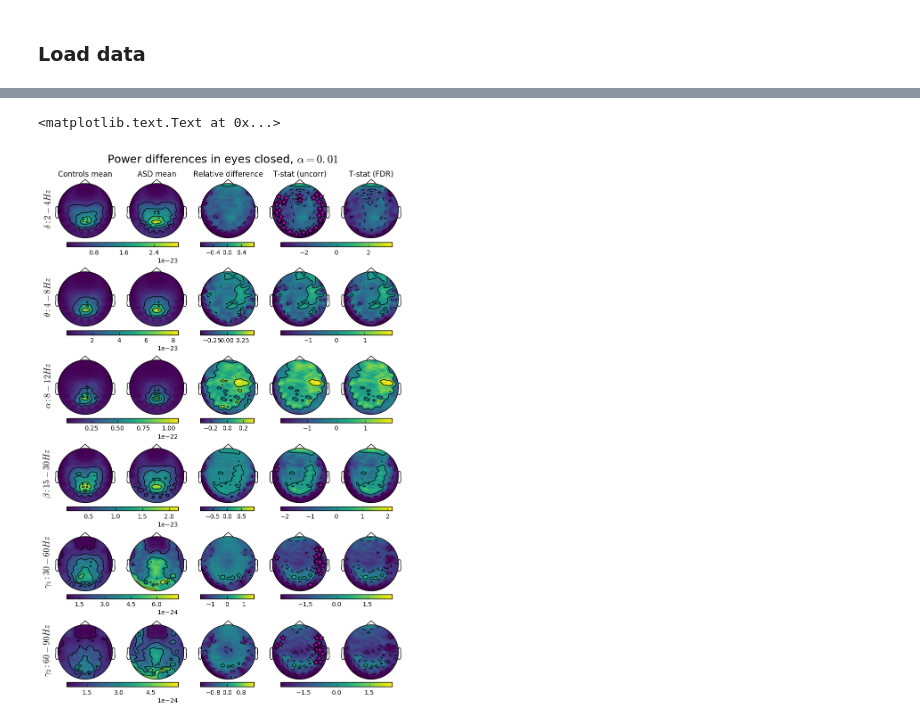
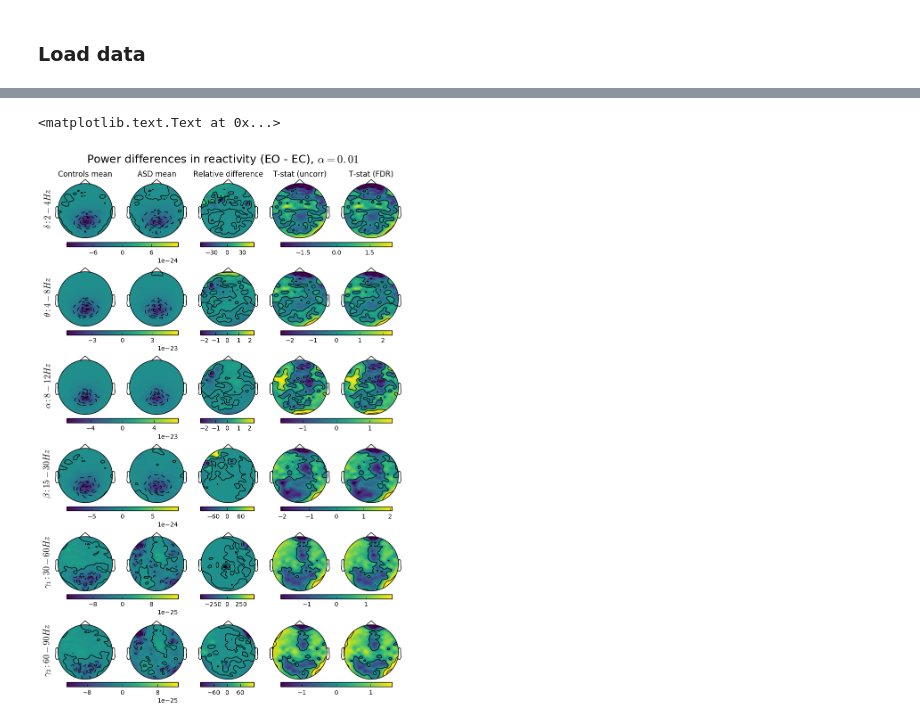
Before and after one commit to dmalt/gather_results, a Jupyter notebook: plot_sensor_level_field_diff_with_stats_mask_aut_gamma.ipynb, the cells around one changed output, grey strips where cells are left out. Saved outputs shown, nothing was run; the diff lists cells and outputs as text; code cells hidden in the pictures.

```diff
--- a/plot_sensor_level_field_diff_with_stats_mask_aut_gamma.ipynb
+++ b/plot_sensor_level_field_diff_with_stats_mask_aut_gamma.ipynb
@@ -198,7 +200,7 @@ from matplotlib.ticker import *
 MaxNLocator.default_params['nbins'] = 5
 
 thresh = 0.01
-cond = 'ec'
+cond = 're'
 cmap = 'viridis'
 
 ttest_fdr    = fdr(scipy_ttest_ind)
@@ -300,34 +302,34 @@ for iBand, (band, band_title) in enumerate(zip(bands, band_titles)):
                         cmap=cmap, sensors=False,contours=5, show=False)#, vmin=vmin, vmax=vmax)
 
     cbar_ax = fig.add_axes([0.45, 0.83 - iBand * 0.141, 0.12, 0.007])
     fig.colorbar(im, cax=cbar_ax, orientation='horizontal')
 # ------------------------------------------------- #
 
 # --------------- T uncorrected ----------------- #
     plt.subplot(n_rows, n_cols, n_cols * (iBand + 1) - n_cols + 4)
     im,_ = plot_topomap(t_stat_uncorr, sensors_pos,
                         mask=mask_t_uncorr,
                         mask_params=mask_params,
                         cmap=cmap, sensors=False,contours=5, show=False)#, vmin=vmin, vmax=vmax)
 
     if iBand == 0:
         plt.title('T-stat (uncorr)')
 
 # --------------- T FDR -------------------------- #
     plt.subplot(n_rows, n_cols, n_cols * (iBand + 1)   )
     im,_ = plot_topomap(t_stat_fdr, sensors_pos,
                         mask=mask_t_fdr,
                         mask_params=mask_params,
                         cmap=cmap, sensors=False,contours=5, show=False)#, vmin=vmin, vmax=vmax)
     if iBand == 0:
         plt.title('T-stat (FDR)')
     cbar_ax = fig.add_axes([0.63, 0.83 - iBand * 0.141, 0.25, 0.007])
     fig.colorbar(im, cax=cbar_ax, orientation='horizontal')
 
 plt.suptitle(r'Power differences in {}, $\alpha = {}$'.format(cond_name, thresh), fontsize=18)
 # %% [output]
 <matplotlib.text.Text at 0x...>
-[figure, old version]
+[figure, new version]
 # %%
 # Plot all cond
 vmin = min(cond1_data_norm.min(), cond2_data_norm.min()) * 5
```
Also changed, not shown: parts of 11 cells of this notebook, 5 other files.
